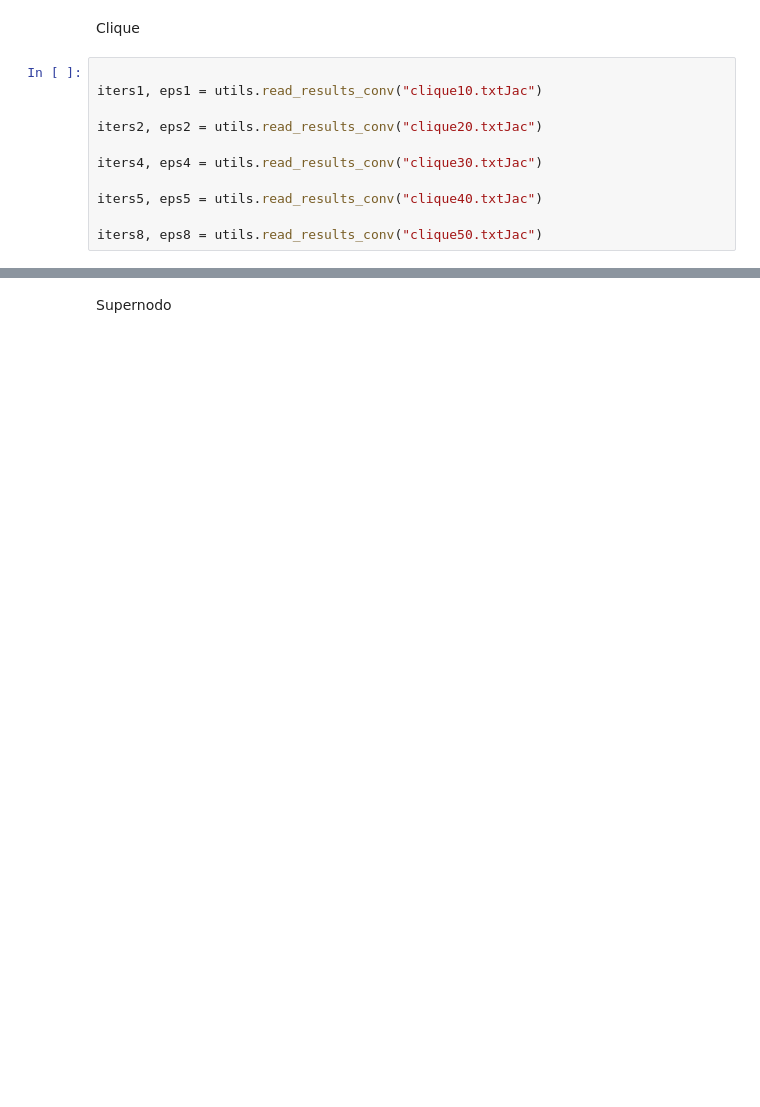
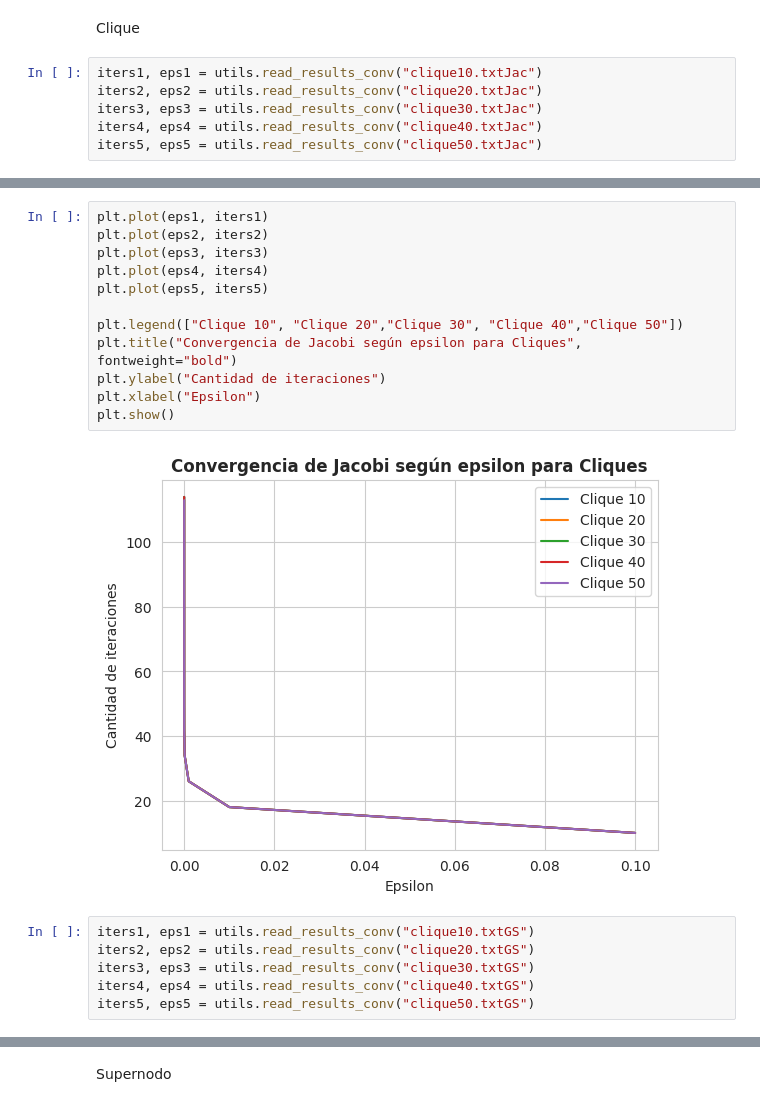
Before and after one commit to paulitapb/tp3-metnum, a Jupyter notebook: src/EXP_Tp3.ipynb, the cells around one changed output, grey strips where cells are left out. Saved outputs shown, nothing was run; the diff lists cells and outputs as text; blank space fills up the shorter version.

```diff
--- a/src/EXP_Tp3.ipynb
+++ b/src/EXP_Tp3.ipynb
@@ -317,13 +281,8 @@ plt.show()
 # %% [markdown]
 Clique
 # %%
-
 iters1, eps1 = utils.read_results_conv("clique10.txtJac")
-
 iters2, eps2 = utils.read_results_conv("clique20.txtJac")
-
-iters4, eps4 = utils.read_results_conv("clique30.txtJac")
-
-iters5, eps5 = utils.read_results_conv("clique40.txtJac")
-
-iters8, eps8 = utils.read_results_conv("clique50.txtJac")
+iters3, eps3 = utils.read_results_conv("clique30.txtJac")
+iters4, eps4 = utils.read_results_conv("clique40.txtJac")
+iters5, eps5 = utils.read_results_conv("clique50.txtJac")
@@ -355,0 +289,20 @@ plt.show()
+# %%
+plt.plot(eps1, iters1)
+plt.plot(eps2, iters2)
+plt.plot(eps3, iters3)
+plt.plot(eps4, iters4)
+plt.plot(eps5, iters5)
+
+plt.legend(["Clique 10", "Clique 20","Clique 30", "Clique 40","Clique 50"])
+plt.title("Convergencia de Jacobi según epsilon para Cliques", fontweight="bold")
+plt.ylabel("Cantidad de iteraciones")
+plt.xlabel("Epsilon")
+plt.show()
+# %% [output]
+[figure, added]
+# %%
+iters1, eps1 = utils.read_results_conv("clique10.txtGS")
+iters2, eps2 = utils.read_results_conv("clique20.txtGS")
+iters3, eps3 = utils.read_results_conv("clique30.txtGS")
+iters4, eps4 = utils.read_results_conv("clique40.txtGS")
+iters5, eps5 = utils.read_results_conv("clique50.txtGS")
```
Also changed, not shown: parts of 11 cells of this notebook.
